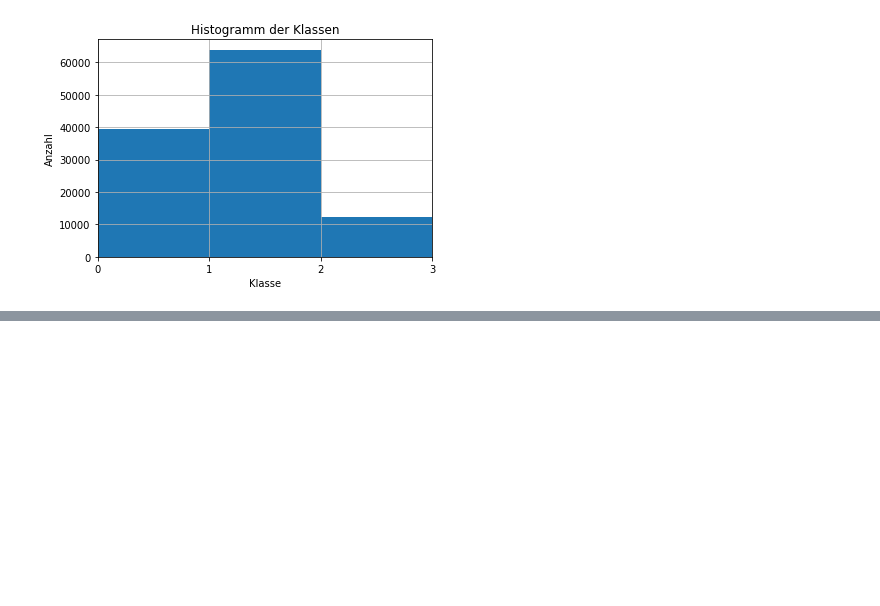
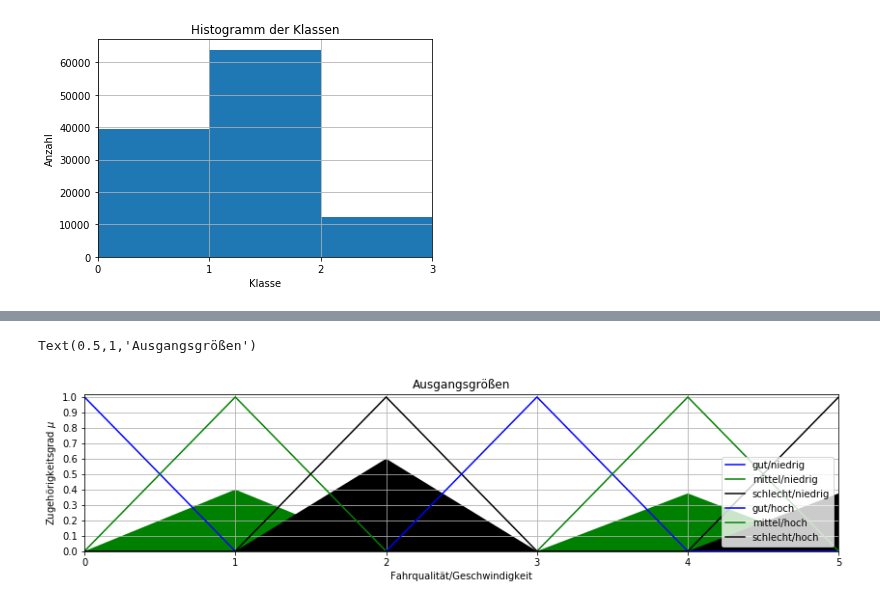
Before and after one commit to SandGreif/FahrradwegeKlassifizierung, a Jupyter notebook: daten_labeln/fuzzyLogic.ipynb, the cells around one changed output, grey strips where cells are left out. Drawn from its saved outputs; the diff is of its cells as text; code cells hidden in the pictures; blank space fills up the shorter version.

```diff
--- a/daten_labeln/fuzzyLogic.ipynb
+++ b/daten_labeln/fuzzyLogic.ipynb
@@ -820,0 +872,9 @@ featuresDf.to_csv('../daten/merkmale_datensatz_37_bis_42/merkmaleMitLabelnFuzzyV
+# %%
+accZValue = 8
+velValue  = 12.0
+# Interpretation der Zugehörigkeit
+vibrationLevelLow  = fuzz.interp_membership(vibration, vibrationLow,  accZValue)
+vibrationLevelMean = fuzz.interp_membership(vibration, vibrationMean,      accZValue)
+vibrationLevelHigh = fuzz.interp_membership(vibration, vibrationHigh,     accZValue)
+velocityLevelLow   = fuzz.interp_membership(velocity,  velocityLow,        velValue)
+velocityLevelHigh  = fuzz.interp_membership(velocity,  velocityHigh,       velValue)
@@ -820,0 +899,34 @@ featuresDf.to_csv('../daten/merkmale_datensatz_37_bis_42/merkmaleMitLabelnFuzzyV
+# %%
+rule1Activation = np.fmin(rule1, smoothnessGoodLowVelo)
+rule2Activation = np.fmin(rule2, smoothnessMeanLowVelo)
+rule3Activation = np.fmin(rule3, smoothnessBadLowVelo)
+rule4Activation = np.fmin(rule4, smoothnessGoodLowVelo)
+rule5Activation = np.fmin(rule5, smoothnessMeanHighVelo)
+rule6Activation = np.fmin(rule6, smoothnessBadHighVelo)
+# %%
+# Plot Aggregation
+plt.figure(figsize=(14,3))
+plt.fill_between(smoothness, smoothZeros, rule1Activation, facecolor='b')
+plt.plot(smoothness, smoothnessGoodLowVelo, c='b', label="gut/niedrig")
+plt.fill_between(smoothness, smoothZeros, rule2Activation, facecolor='g')
+plt.plot(smoothness, smoothnessMeanLowVelo, c='g', label="mittel/niedrig")
+plt.fill_between(smoothness, smoothZeros, rule3Activation, facecolor='k')
+plt.plot(smoothness, smoothnessBadLowVelo, c='k', label="schlecht/niedrig")
+
+plt.fill_between(smoothness, smoothZeros, rule4Activation, facecolor='b')
+plt.plot(smoothness, smoothnessGoodHighVelo, c='b', label="gut/hoch")
+plt.fill_between(smoothness, smoothZeros, rule5Activation, facecolor='g')
+plt.plot(smoothness, smoothnessMeanHighVelo, c='g', label="mittel/hoch")
+plt.fill_between(smoothness, smoothZeros, rule6Activation, facecolor='k')
+plt.plot(smoothness, smoothnessBadHighVelo, c='k', label="schlecht/hoch")
+plt.grid()
+plt.ylabel("Zugehörigkeitsgrad $\mu$")
+plt.xlabel("Fahrqualität/Geschwindigkeit")
+plt.xlim(0,5)
+plt.yticks(np.arange(0, 1.1, 0.1))
+plt.ylim(0,1.02)
+plt.legend(loc=4)
+plt.title("Ausgangsgrößen")
+# %% [output]
+Text(0.5,1,'Ausgangsgrößen')
+[figure, added]
```
Also changed, not shown: parts of 9 cells of this notebook, 3 other files.
